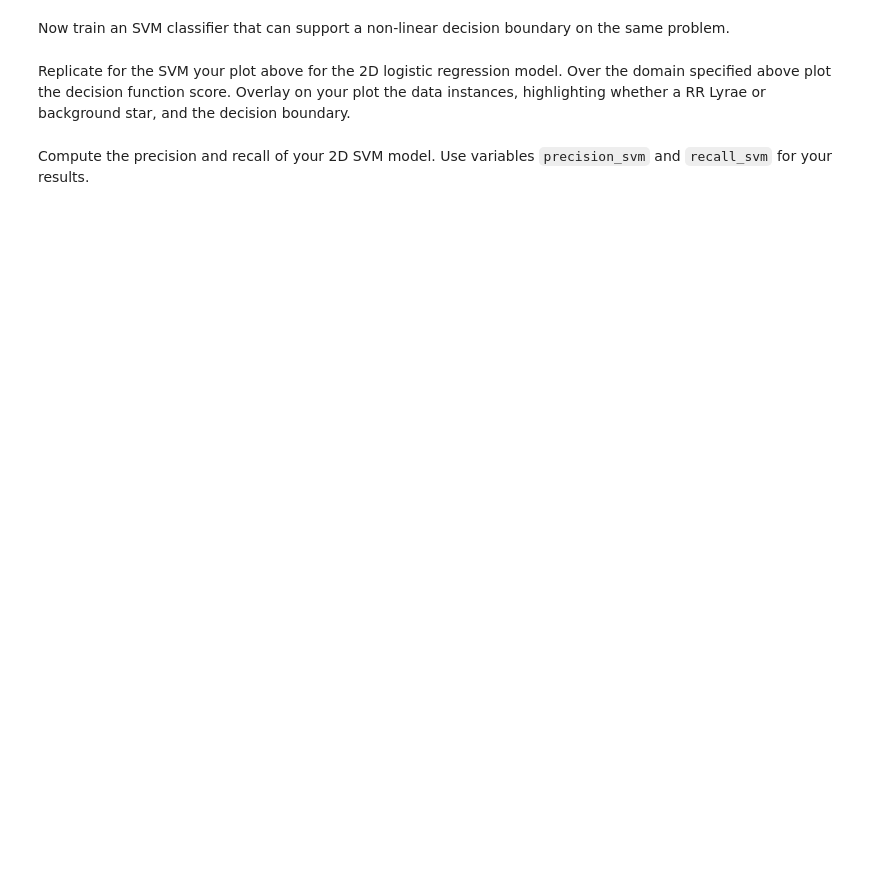
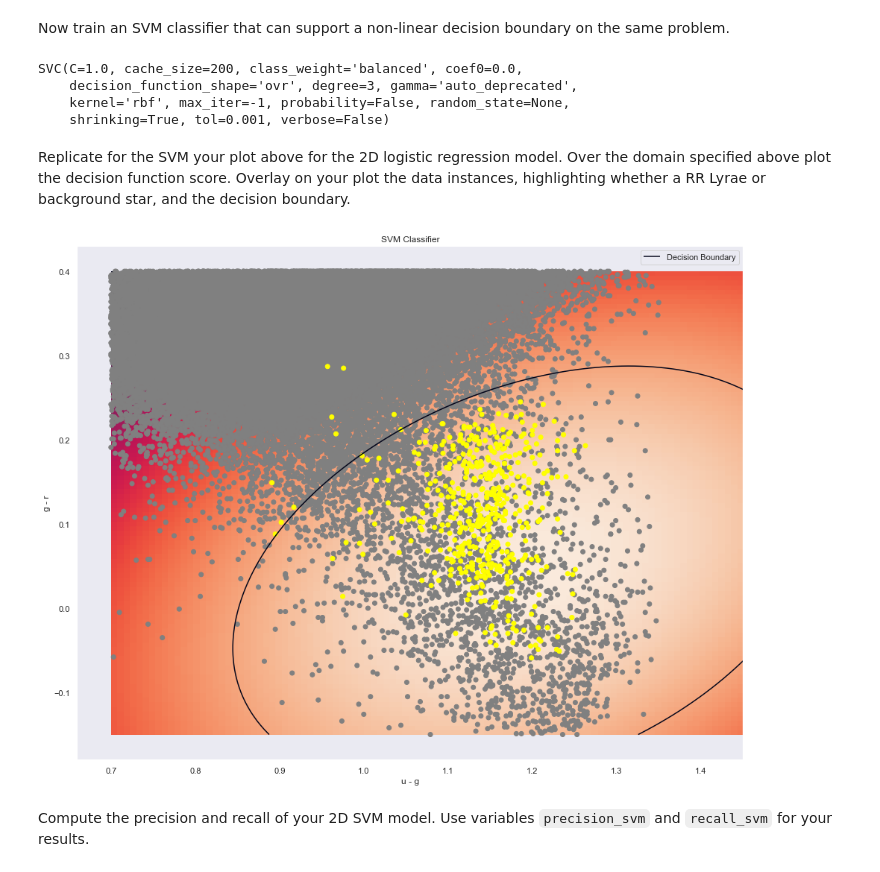
Before and after one commit to johnduffymsc/msc_spce0038, a Jupyter notebook: spce0038_coursework_john_duffy.ipynb, the cells around one changed output. Cells and saved outputs as stored; diff of their text form; code cells hidden in the pictures; blank space fills up the shorter version.

```diff
--- a/spce0038_coursework_john_duffy.ipynb
+++ b/spce0038_coursework_john_duffy.ipynb
@@ -1034,2 +1003,12 @@ raise NotImplementedError()
+# %%
+from sklearn.svm import SVC
+
+svm = SVC(class_weight='balanced')
+svm.fit(X_train_2d, y_train)
+# %% [output]
+SVC(C=1.0, cache_size=200, class_weight='balanced', coef0=0.0,
+    decision_function_shape='ovr', degree=3, gamma='auto_deprecated',
+    kernel='rbf', max_iter=-1, probability=False, random_state=None,
+    shrinking=True, tol=0.001, verbose=False)
 # %% [markdown]
 Replicate for the SVM your plot above for the 2D logistic regression model.  Over the domain specified above plot the decision function score.  Overlay on your plot the data instances, highlighting whether a RR Lyrae or background star, and the decision boundary.
@@ -1039,2 +1015,30 @@ raise NotImplementedError()
+# %%
+X_new = np.c_[xx.ravel(), yy.ravel()]
+y_proba = svm.decision_function(X_new)
+
+plt.figure(figsize=(16, 14))
+
+plt.imshow(y_proba.reshape(100,100), origin='lower', extent=[0.7, 1.45, -0.15, 0.4])
+
+colours = []
+for i in y:
+    if i == 0.0:
+        colours.append('grey')
+    else:
+        colours.append('yellow')
+plt.scatter(X[:, 0], X[:, 1], c=colours)
+
+cs = plt.contour(xx, yy, y_proba.reshape(100, 100), levels=[0.5])
+cs.collections[0].set_label('Decision Boundary')
+
+plt.title("SVM Classifier")
+plt.xlabel("u - g")
+plt.ylabel("g - r")
+plt.legend()
+
+plt.grid(None)
+plt.show()
+# %% [output]
+[figure, added]
 # %% [markdown]
 Compute the precision and recall of your 2D SVM model. Use variables `precision_svm` and `recall_svm` for your results.
```
Also changed, not shown: parts of 10 cells of this notebook.
